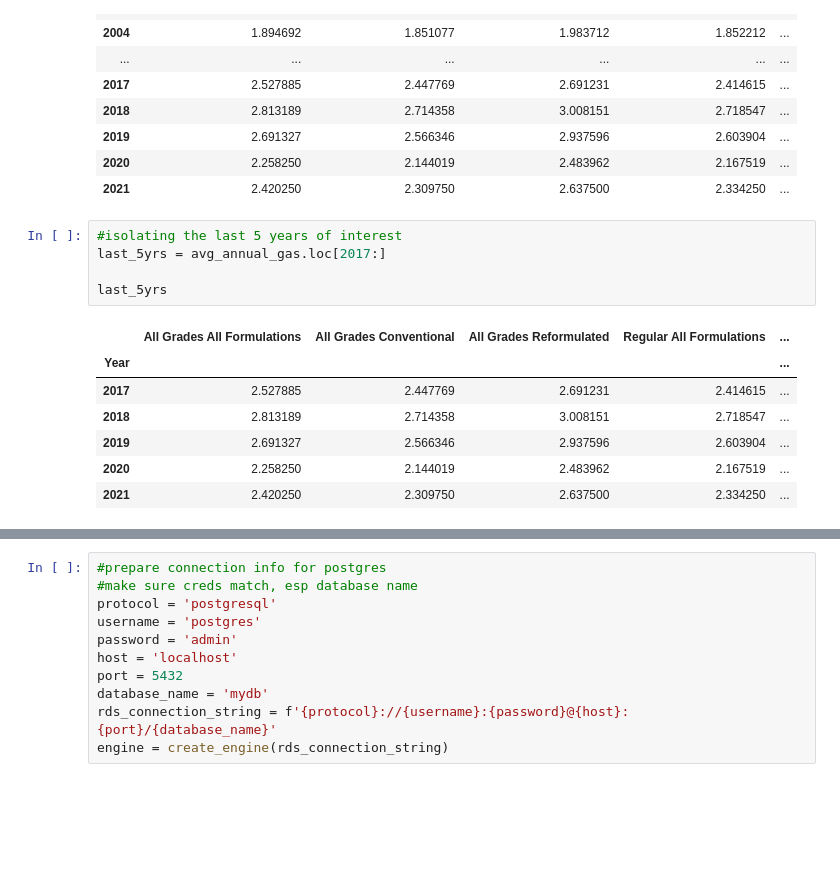
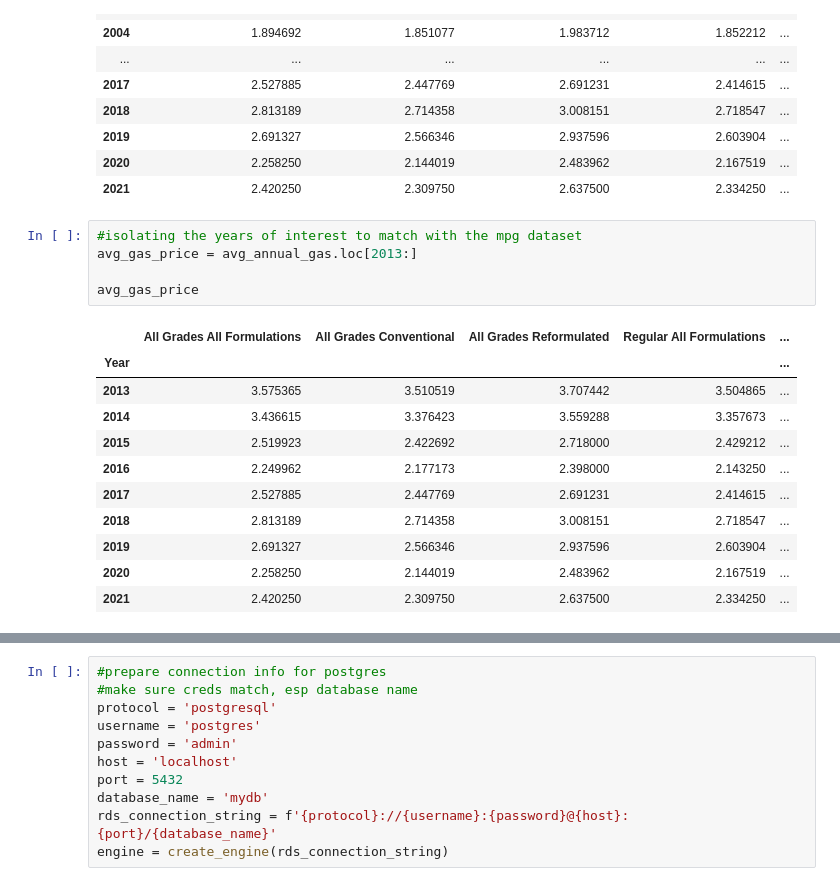
Before and after one commit to JessePRN/Project2Team7, a Jupyter notebook: us_fuel_prices_etl-Yi.ipynb, the cells around one changed output, grey strips where cells are left out. Cells and saved outputs as stored; diff of their text form; blank space fills up the shorter version.

```diff
--- a/us_fuel_prices_etl-Yi.ipynb
+++ b/us_fuel_prices_etl-Yi.ipynb
@@ -89,13 +89,17 @@ avg_annual_gas
 | 2020 | 2.258250 | 2.144019 | 2.483962 | 2.167519 | ... |
 | 2021 | 2.420250 | 2.309750 | 2.637500 | 2.334250 | ... |
 # %%
-#isolating the last 5 years of interest
-last_5yrs = avg_annual_gas.loc[2017:]
+#isolating the years of interest to match with the mpg dataset
+avg_gas_price = avg_annual_gas.loc[2013:]
 
-last_5yrs
+avg_gas_price
 # %% [output]
 |  | All Grades All Formulations | All Grades Conventional | All Grades Reformulated | Regular All Formulations | ... |
 | Year |  |  |  |  | ... |
+| 2013 | 3.575365 | 3.510519 | 3.707442 | 3.504865 | ... |
+| 2014 | 3.436615 | 3.376423 | 3.559288 | 3.357673 | ... |
+| 2015 | 2.519923 | 2.422692 | 2.718000 | 2.429212 | ... |
+| 2016 | 2.249962 | 2.177173 | 2.398000 | 2.143250 | ... |
 | 2017 | 2.527885 | 2.447769 | 2.691231 | 2.414615 | ... |
 | 2018 | 2.813189 | 2.714358 | 3.008151 | 2.718547 | ... |
 | 2019 | 2.691327 | 2.566346 | 2.937596 | 2.603904 | ... |
```
Also changed, not shown: parts of 17 cells of this notebook.
